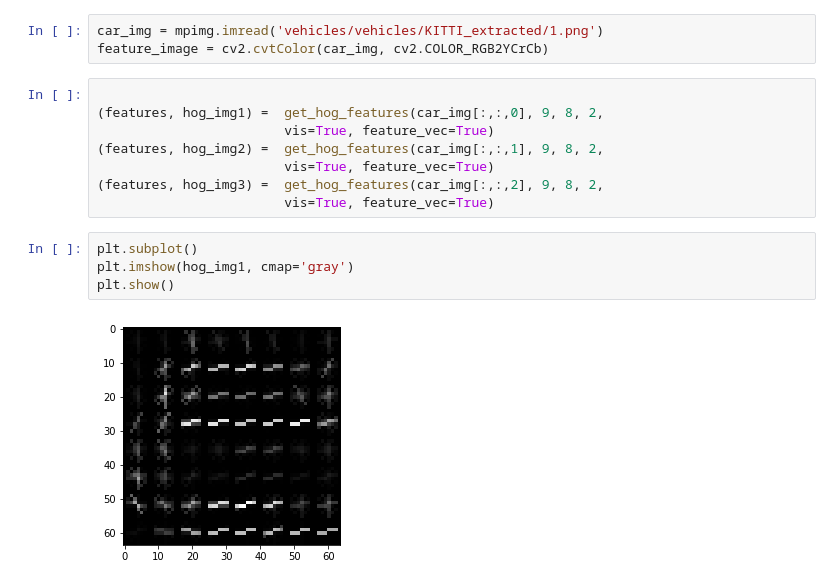
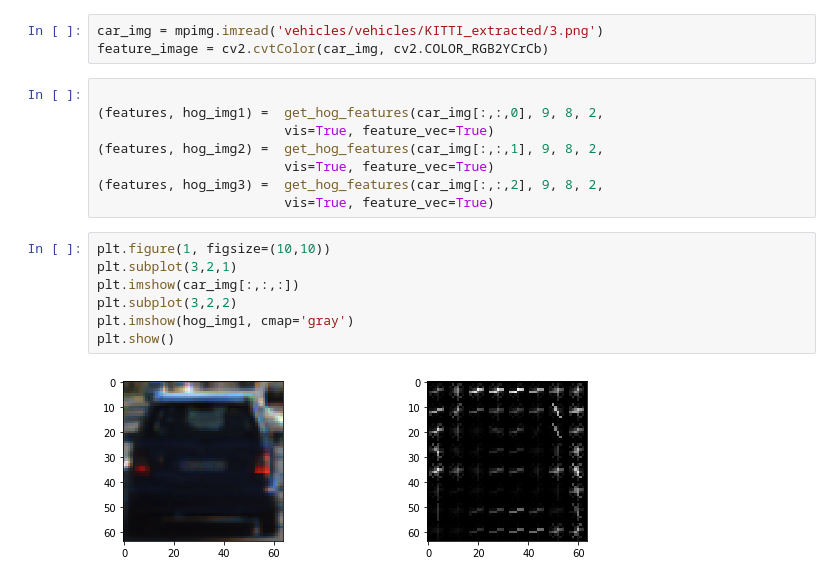
Before and after one commit to sir-siemens/carND-project5, a Jupyter notebook: train_classifier.ipynb, the cells around one changed output. Drawn from its saved outputs; the diff is of its cells as text.

```diff
--- a/train_classifier.ipynb
+++ b/train_classifier.ipynb
@@ -199,7 +199,7 @@ pickle.dump(X_scaler, output)
 # %% [markdown]
 ### Generate images for writeup
 # %%
-car_img = mpimg.imread('vehicles/vehicles/KITTI_extracted/1.png')
+car_img = mpimg.imread('vehicles/vehicles/KITTI_extracted/3.png')
 feature_image = cv2.cvtColor(car_img, cv2.COLOR_RGB2YCrCb)
 # %%
 
@@ -210,8 +210,11 @@ feature_image = cv2.cvtColor(car_img, cv2.COLOR_RGB2YCrCb)
 (features, hog_img3) =  get_hog_features(car_img[:,:,2], 9, 8, 2,
                         vis=True, feature_vec=True)
 # %%
-plt.subplot()
+plt.figure(1, figsize=(10,10))
+plt.subplot(3,2,1)
+plt.imshow(car_img[:,:,:])
+plt.subplot(3,2,2)
 plt.imshow(hog_img1, cmap='gray')
 plt.show()
 # %% [output]
-[figure, old version]
+[figure, new version]
```
Also changed, not shown: 10 other files.
